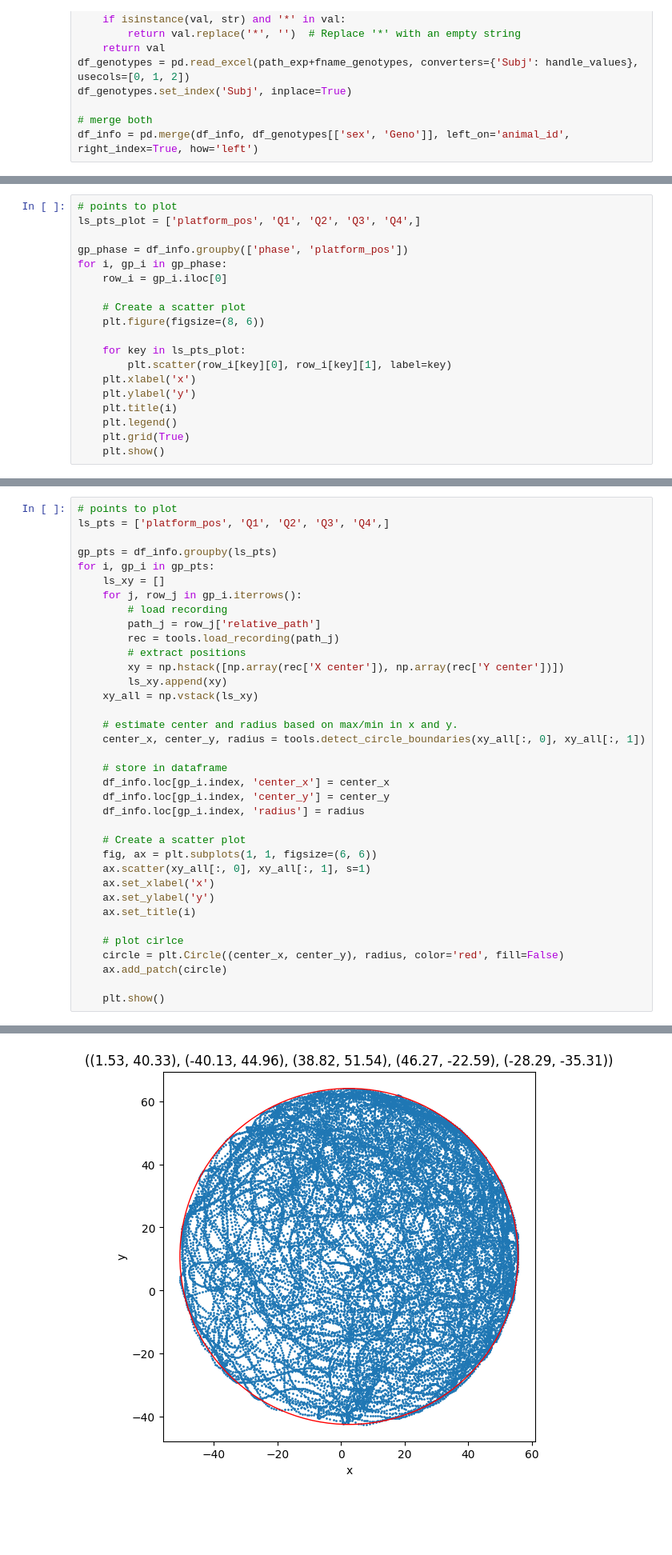
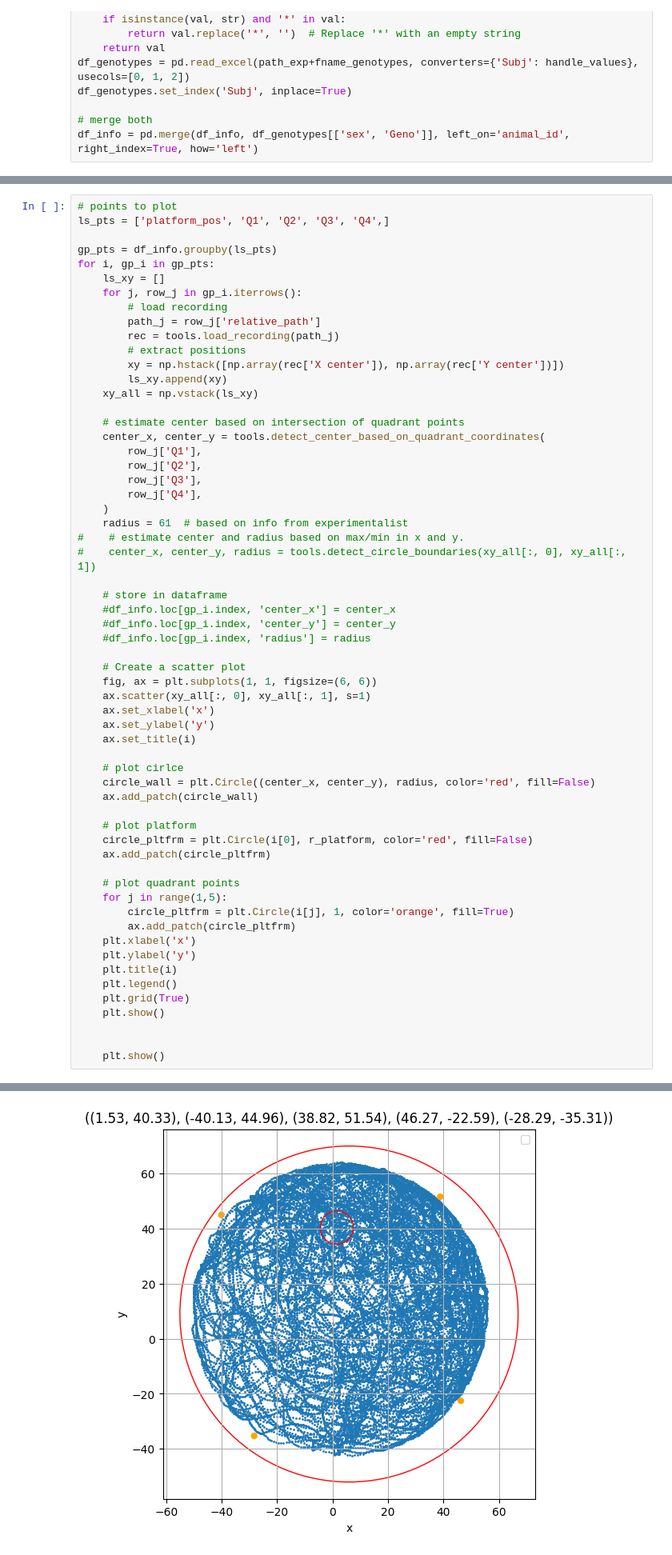
Before and after one commit to tristanstoeber/alexander2024behavioral, a Jupyter notebook: 00_probe_trials.ipynb, the cells around one changed output, grey strips where cells are left out. Shown at 80% size. Cells and saved outputs as stored; diff of their text form; blank space fills up the shorter version.

Commit message:
ready for strategy plotting

```diff
--- a/00_probe_trials.ipynb
+++ b/00_probe_trials.ipynb
@@ -61,19 +64,0 @@ df_info = pd.merge(df_info, df_genotypes[['sex', 'Geno']], left_on='animal_id',
-# %%
-# points to plot
-ls_pts_plot = ['platform_pos', 'Q1', 'Q2', 'Q3', 'Q4',]
-
-gp_phase = df_info.groupby(['phase', 'platform_pos'])
-for i, gp_i in gp_phase:
-    row_i = gp_i.iloc[0]
-
-    # Create a scatter plot
-    plt.figure(figsize=(8, 6))
-
-    for key in ls_pts_plot:
-        plt.scatter(row_i[key][0], row_i[key][1], label=key)
-    plt.xlabel('x')
-    plt.ylabel('y')
-    plt.title(i)
-    plt.legend()
-    plt.grid(True)
-    plt.show()
@@ -102,13 +150,21 @@ for i, gp_i in gp_pts:
         ls_xy.append(xy)
     xy_all = np.vstack(ls_xy)
 
-    # estimate center and radius based on max/min in x and y.
-    center_x, center_y, radius = tools.detect_circle_boundaries(xy_all[:, 0], xy_all[:, 1])
+    # estimate center based on intersection of quadrant points
+    center_x, center_y = tools.detect_center_based_on_quadrant_coordinates(
+        row_j['Q1'],
+        row_j['Q2'],
+        row_j['Q3'],
+        row_j['Q4'],
+    )
+    radius = 61  # based on info from experimentalist
+#    # estimate center and radius based on max/min in x and y.
+#    center_x, center_y, radius = tools.detect_circle_boundaries(xy_all[:, 0], xy_all[:, 1])
 
     # store in dataframe
-    df_info.loc[gp_i.index, 'center_x'] = center_x
-    df_info.loc[gp_i.index, 'center_y'] = center_y
-    df_info.loc[gp_i.index, 'radius'] = radius
+    #df_info.loc[gp_i.index, 'center_x'] = center_x
+    #df_info.loc[gp_i.index, 'center_y'] = center_y
+    #df_info.loc[gp_i.index, 'radius'] = radius
 
     # Create a scatter plot
     fig, ax = plt.subplots(1, 1, figsize=(6, 6))
@@ -118,8 +174,24 @@ for i, gp_i in gp_pts:
     ax.set_title(i)
 
     # plot cirlce
-    circle = plt.Circle((center_x, center_y), radius, color='red', fill=False)
-    ax.add_patch(circle)
+    circle_wall = plt.Circle((center_x, center_y), radius, color='red', fill=False)
+    ax.add_patch(circle_wall)
+
+    # plot platform
+    circle_pltfrm = plt.Circle(i[0], r_platform, color='red', fill=False)
+    ax.add_patch(circle_pltfrm)
+
+    # plot quadrant points
+    for j in range(1,5):
+        circle_pltfrm = plt.Circle(i[j], 1, color='orange', fill=True)
+        ax.add_patch(circle_pltfrm)
+    plt.xlabel('x')
+    plt.ylabel('y')
+    plt.title(i)
+    plt.legend()
+    plt.grid(True)
+    plt.show()
+
 
     plt.show()
 # %% [output]
@@ -127 +201 @@ for i, gp_i in gp_pts:
-[figure, old version]
+[figure, new version]
```
Also changed, not shown: parts of 13 cells of this notebook, 4 other files.
